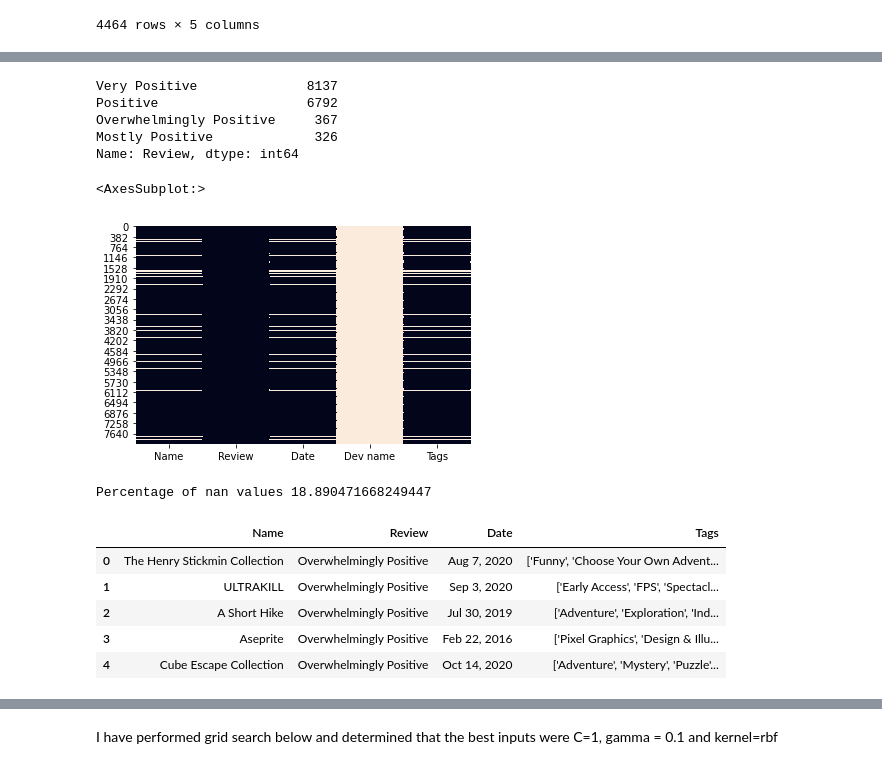
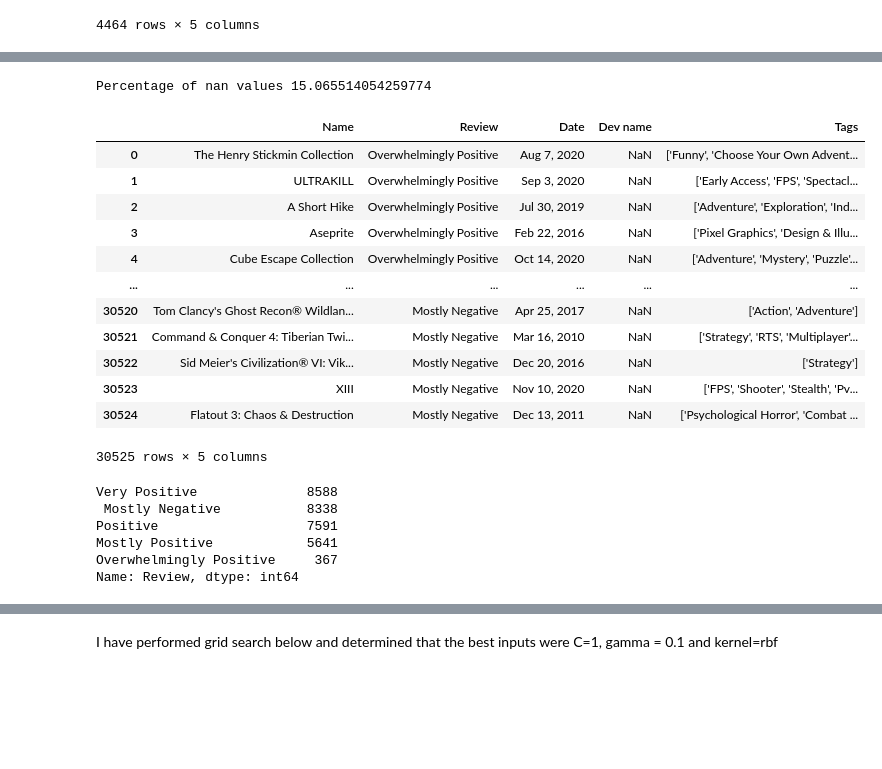
Before and after one commit to MaximeMar1in/Steam-review-prediction, a Jupyter notebook: dataAnalysis.ipynb, the cells around one changed output, grey strips where cells are left out. Drawn from its saved outputs; the diff is of its cells as text; code cells hidden in the pictures; blank space fills up the shorter version.

```diff
--- a/dataAnalysis.ipynb
+++ b/dataAnalysis.ipynb
@@ -86,19 +44,4 @@ Name: Review, dtype: int64
-# %%
-#Data cleaning
-df.drop(['Dev name'], axis=1, inplace=True)
-df['Review'].value_counts()
-# %% [output]
-Very Positive              8137
-Positive                   6792
-Overwhelmingly Positive     367
-Mostly Positive             326
-Name: Review, dtype: int64
-# %%
-sns.heatmap(df4.isnull(), cbar=False)
-# %% [output]
-<AxesSubplot:>
-[figure, removed]
 # %%
 print('Percentage of nan values', df['Review'].isna().sum()/len(df['Review'])*100)
 # %% [output]
-Percentage of nan values 18.890471668249447
+Percentage of nan values 15.065514054259774
@@ -110,9 +48,30 @@ df.reset_index(drop=True, inplace = True)
-# %%
-df.head()
-# %% [output]
-|  | Name | Review | Date | Tags |
-| 0 | The Henry Stickmin Collection | Overwhelmingly Positive | Aug 7, 2020 | ['Funny', 'Choose Your Own Advent... |
-| 1 | ULTRAKILL | Overwhelmingly Positive | Sep 3, 2020 | ['Early Access', 'FPS', 'Spectacl... |
-| 2 | A Short Hike | Overwhelmingly Positive | Jul 30, 2019 | ['Adventure', 'Exploration', 'Ind... |
-| 3 | Aseprite | Overwhelmingly Positive | Feb 22, 2016 | ['Pixel Graphics', 'Design & Illu... |
-| 4 | Cube Escape Collection | Overwhelmingly Positive | Oct 14, 2020 | ['Adventure', 'Mystery', 'Puzzle'... |
+# %%
+concatDF = pd.concat([df2, df4], ignore_index=True)
+concatDFfinal = pd.concat([df, concatDF], ignore_index=True)
+concatDFfinal
+concatDFfinal.dropna(subset=['Review', 'Tags'], inplace = True)
+concatDFfinal.reset_index(drop=True, inplace = True)
+concatDFfinal
+# %% [output]
+|  | Name | Review | Date | Dev name | Tags |
+| 0 | The Henry Stickmin Collection | Overwhelmingly Positive | Aug 7, 2020 | NaN | ['Funny', 'Choose Your Own Advent... |
+| 1 | ULTRAKILL | Overwhelmingly Positive | Sep 3, 2020 | NaN | ['Early Access', 'FPS', 'Spectacl... |
+| 2 | A Short Hike | Overwhelmingly Positive | Jul 30, 2019 | NaN | ['Adventure', 'Exploration', 'Ind... |
+| 3 | Aseprite | Overwhelmingly Positive | Feb 22, 2016 | NaN | ['Pixel Graphics', 'Design & Illu... |
+| 4 | Cube Escape Collection | Overwhelmingly Positive | Oct 14, 2020 | NaN | ['Adventure', 'Mystery', 'Puzzle'... |
+| ... | ... | ... | ... | ... | ... |
+| 30520 | Tom Clancy's Ghost Recon® Wildlan... | Mostly Negative | Apr 25, 2017 | NaN | ['Action', 'Adventure'] |
+| 30521 | Command & Conquer 4: Tiberian Twi... | Mostly Negative | Mar 16, 2010 | NaN | ['Strategy', 'RTS', 'Multiplayer'... |
+| 30522 | Sid Meier's Civilization® VI: Vik... | Mostly Negative | Dec 20, 2016 | NaN | ['Strategy'] |
+| 30523 | XIII | Mostly Negative | Nov 10, 2020 | NaN | ['FPS', 'Shooter', 'Stealth', 'Pv... |
+| 30524 | Flatout 3: Chaos & Destruction | Mostly Negative | Dec 13, 2011 | NaN | ['Psychological Horror', 'Combat ... |
+30525 rows × 5 columns
+# %%
+concatDFfinal['Review'].value_counts()
+# %% [output]
+Very Positive              8588
+ Mostly Negative           8338
+Positive                   7591
+Mostly Positive            5641
+Overwhelmingly Positive     367
+Name: Review, dtype: int64
```
Also changed, not shown: parts of 15 cells of this notebook, 2 other files.
